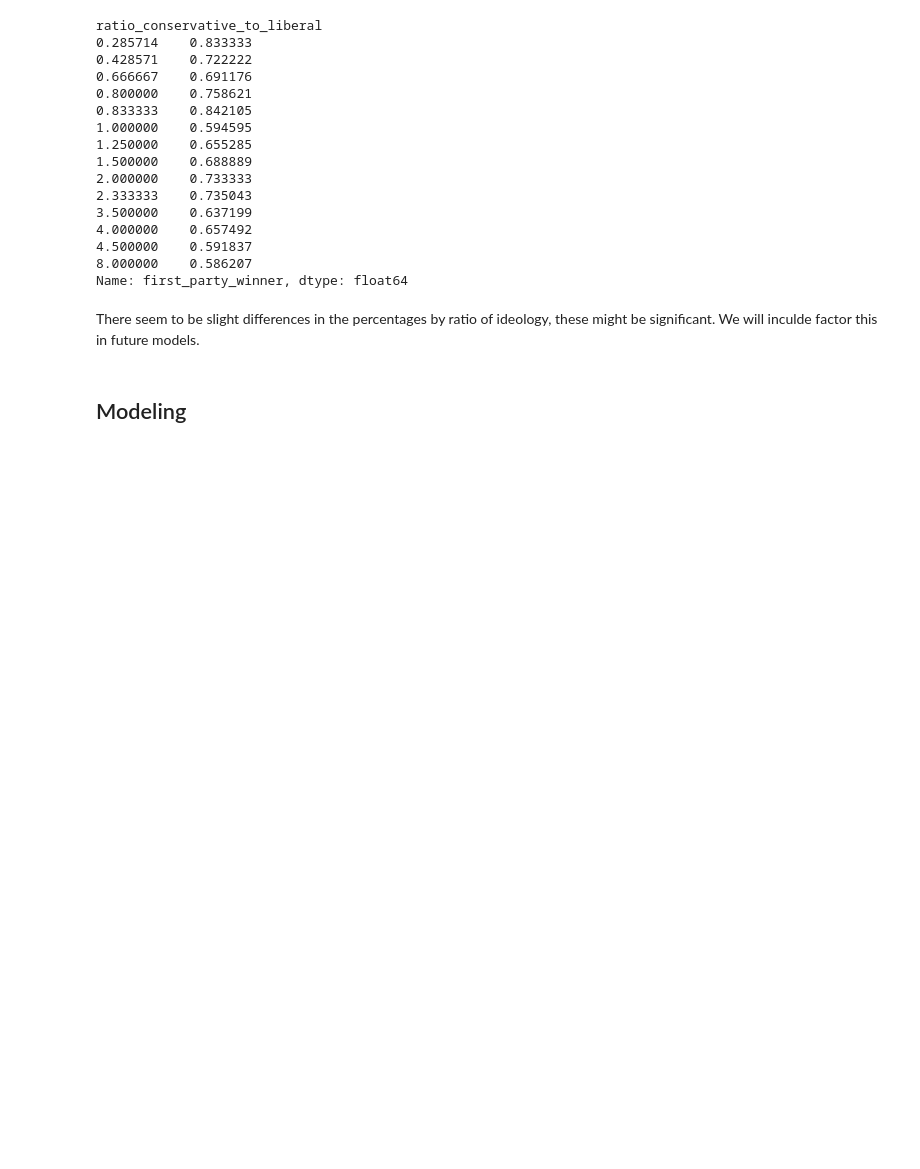
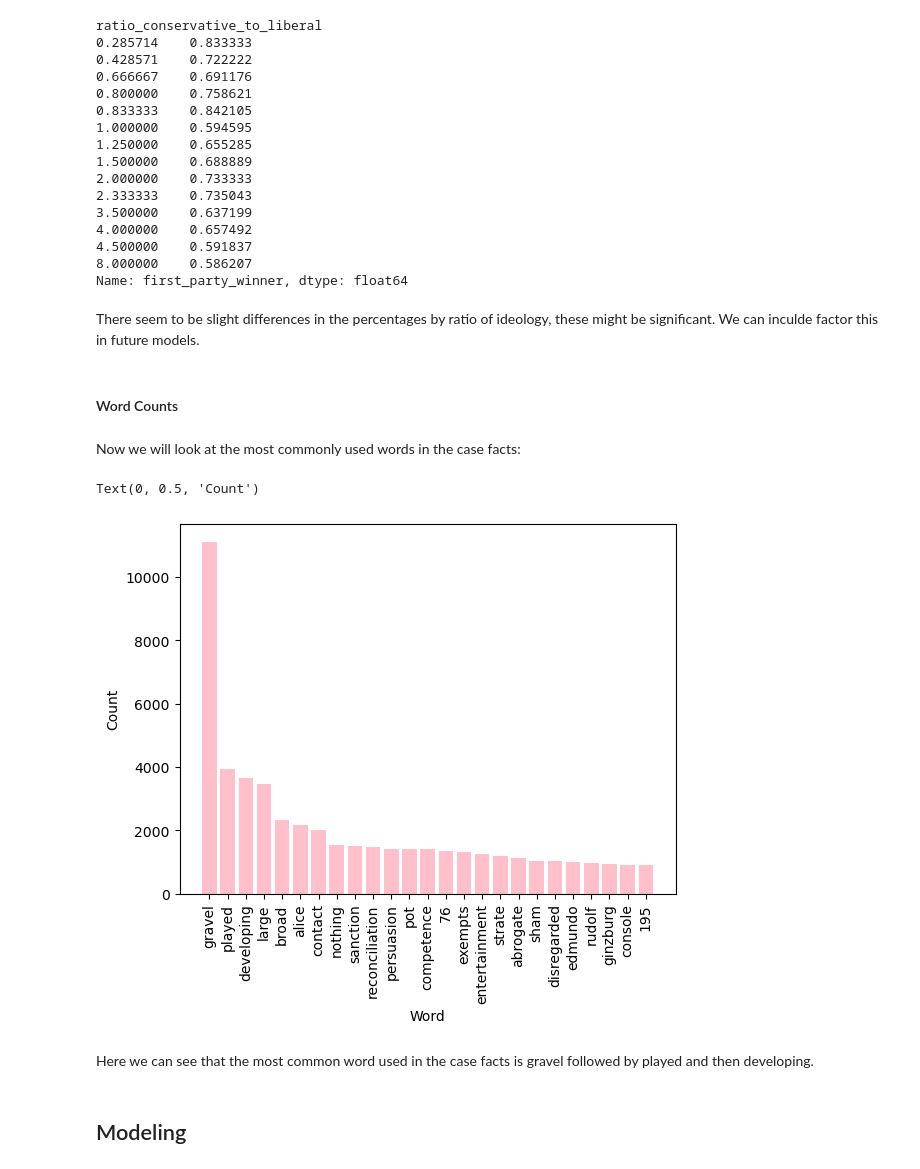
Before and after one commit to brandonowens24/Supreme_Court_Decisions, a Jupyter notebook: Notebook.ipynb, the cells around one changed output. Cells and saved outputs as stored; diff of their text form; code cells hidden in the pictures; blank space fills up the shorter version.

Commit message:
added word count graph

```diff
--- a/Notebook.ipynb
+++ b/Notebook.ipynb
@@ -414,7 +418,24 @@ ratio_conservative_to_liberal
 8.000000    0.586207
 Name: first_party_winner, dtype: float64
 # %% [markdown]
-There seem to be slight differences in the percentages by ratio of ideology, these might be significant. We will inculde factor this in future models.
+There seem to be slight differences in the percentages by ratio of ideology, these might be significant. We can inculde factor this in future models.
+# %% [markdown]
+#### Word Counts
+# %% [markdown]
+Now we will look at the most commonly used words in the case facts:
+# %%
+sums = counts_df.sum()
+
+fig, ax = plt.subplots()
+ax.bar(sums.index[sums > 900],sorted(sums[sums >900], reverse = True), color = 'pink')
+ax.xaxis.set_tick_params(rotation=90, labelsize = 10)
+ax.set_xlabel('Word')
+ax.set_ylabel('Count')
+# %% [output]
+Text(0, 0.5, 'Count')
+[figure, added]
+# %% [markdown]
+Here we can see that the most common word used in the case facts is gravel followed by played and then developing.
 # %% [markdown]
 ## Modeling
 # %% [markdown]
```
Also changed, not shown: parts of 14 cells of this notebook.
